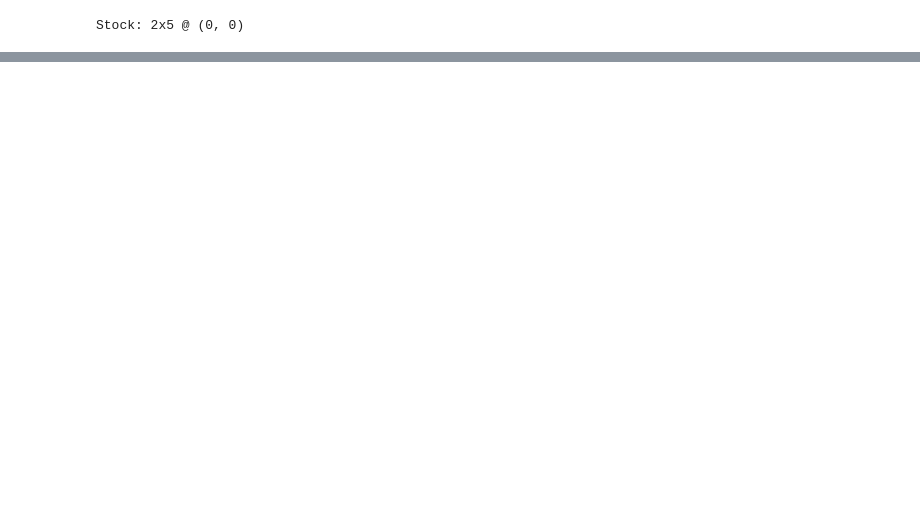
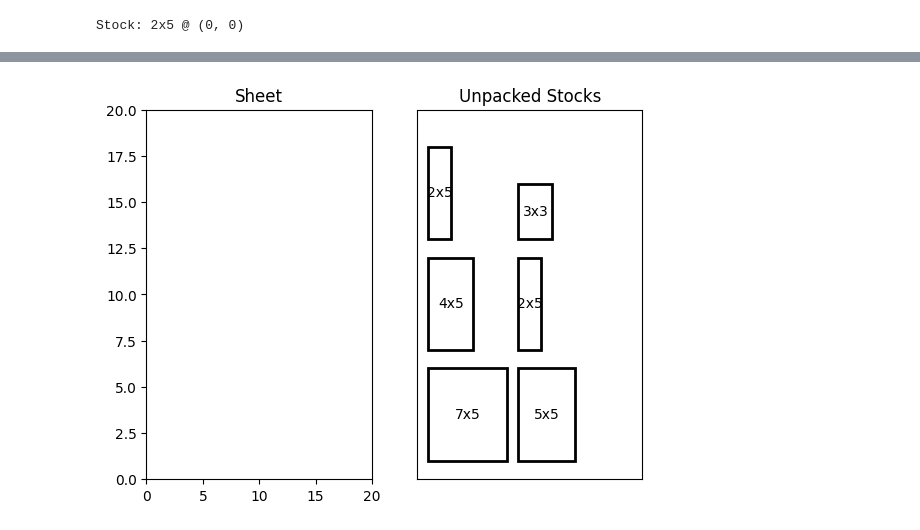
Before and after one commit to parsakzr/cutting-stock-problem, a Jupyter notebook: notebook.ipynb, the cells around one changed output, grey strips where cells are left out. Drawn from its saved outputs; the diff is of its cells as text; code cells hidden in the pictures; blank space fills up the shorter version.

```diff
--- a/notebook.ipynb
+++ b/notebook.ipynb
@@ -40,0 +43,19 @@ Stock: 5x5 @ (8, 2)
+# %%
+from visualization import VisualSheet
+from stock import Stock, Sheet
+
+stocks = [
+    Stock(2, 5),
+    Stock(2, 5),
+    Stock(4, 5),
+    Stock(3, 3),
+    Stock(5, 5),
+    Stock(7, 5),
+]
+
+sheet = Sheet(20, 20, stocks=stocks)
+
+visual_sheet = VisualSheet(sheet)
+visual_sheet.draw(unpacked=True)
+# %% [output]
+[figure, added]
```
Also changed, not shown: parts of 1 cell of this notebook, 3 other files.
